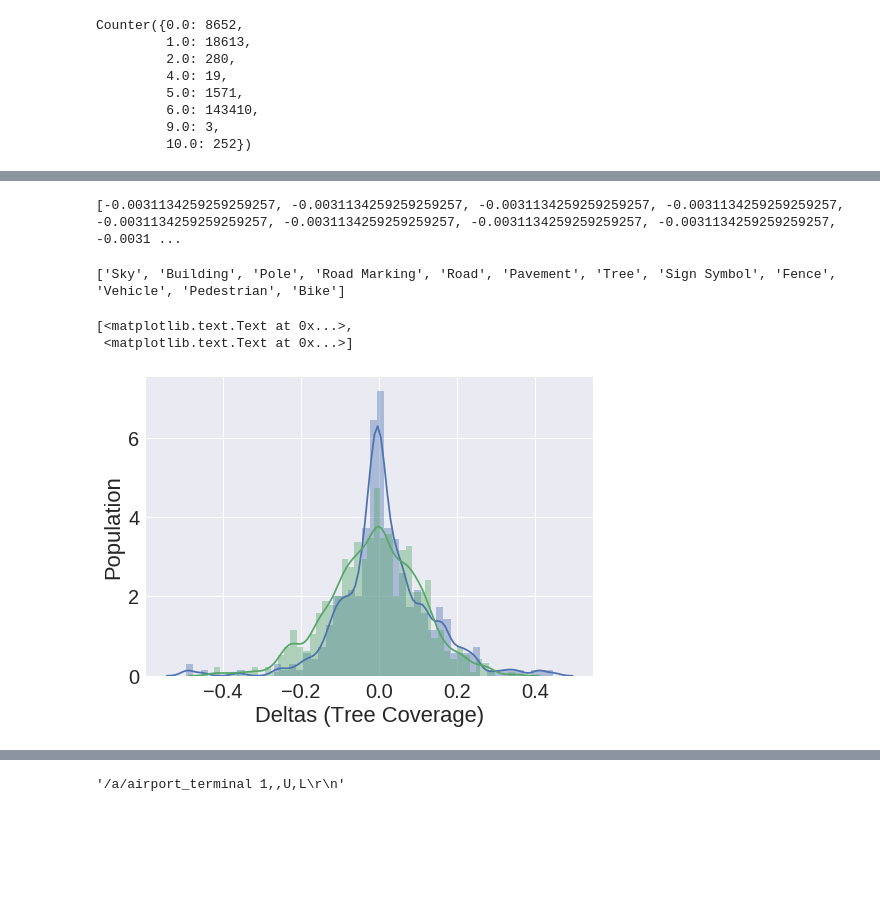
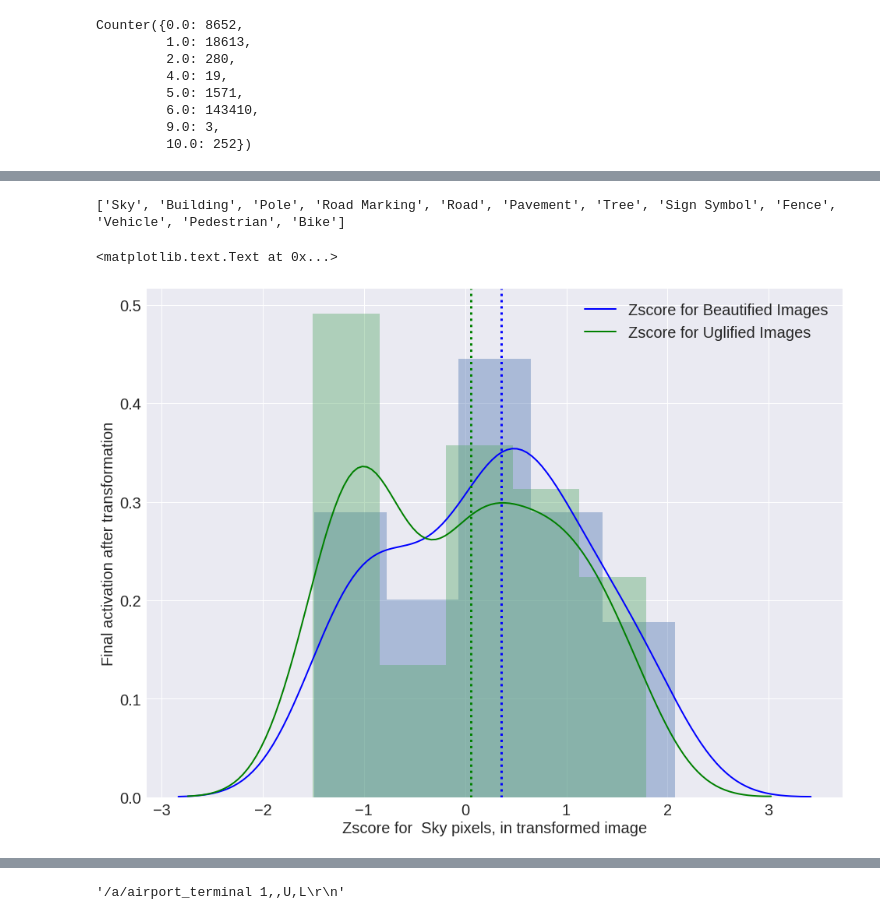
Before and after one commit to sagarjoglekar/ExplainingUrbanEmotions, a Jupyter notebook: notebooks/RetreivalPipeline.ipynb, the cells around one changed output, grey strips where cells are left out. Drawn from its saved outputs; the diff is of its cells as text; code cells hidden in the pictures; blank space fills up the shorter version.

```diff
--- a/notebooks/RetreivalPipeline.ipynb
+++ b/notebooks/RetreivalPipeline.ipynb
@@ -469,21 +501,22 @@ beaufistd = [np.std(beautyDim[dim]) for i in range(len(uglyDim))]
-# %%
-print mediansUglified
-# %% [output]
-[-0.0031134259259259257, -0.0031134259259259257, -0.0031134259259259257, -0.0031134259259259257, -0.0031134259259259257, -0.0031134259259259257, -0.0031134259259259257, -0.0031134259259259257, -0.0031 ...
 # %%
 print labels
 # %% [output]
 ['Sky', 'Building', 'Pole', 'Road Marking', 'Road', 'Pavement', 'Tree', 'Sign Symbol', 'Fence', 'Vehicle', 'Pedestrian', 'Bike']
-# %%
-sns.set(rc={"figure.figsize": (16, 12)})
-sns.set(font_scale=2)
-ax = sns.distplot(beautyDim[dim])
-ax = sns.distplot(uglyDim[dim])
-ax.set(xlabel='Deltas (Tree Coverage)', ylabel='Population')
-# %% [output]
-[<matplotlib.text.Text at 0x...>,
- <matplotlib.text.Text at 0x...>]
-[figure, removed]
+# %%
+dim = 0
+# %%
+fig, ax = plt.subplots()
+fig.set_size_inches(16,12)
+sns.set(font_scale=2)
+sns.distplot(beautyDim[dim] ,kde_kws={"color": "b", "lw": 2, "label": "Zscore for Beautified Images"})
+sns.distplot(uglyDim[dim] , kde_kws={"color": "g", "lw": 2, "label": "Zscore for Uglified Images"})
+ax.axvline(x=np.median(beautyDim[dim]), ymin=0, ymax=1, linewidth=3, color = 'b', linestyle='dotted')
+ax.axvline(x=np.median(uglyDim[dim]), ymin=0, ymax=1, linewidth=3, color = 'g', linestyle='dotted')
+plt.xlabel("Zscore for  " + labels[dim] +  " pixels, in transformed image" , fontsize = 20)
+plt.ylabel("Final activation after transformation" , fontsize = 20 )
+# %% [output]
+<matplotlib.text.Text at 0x...>
+[figure, added]
 # %%
 retreivedDf[retreivedDf.keys()[1]]
 # %% [output]
```
Also changed, not shown: parts of 60 cells of this notebook, 5 other files.
